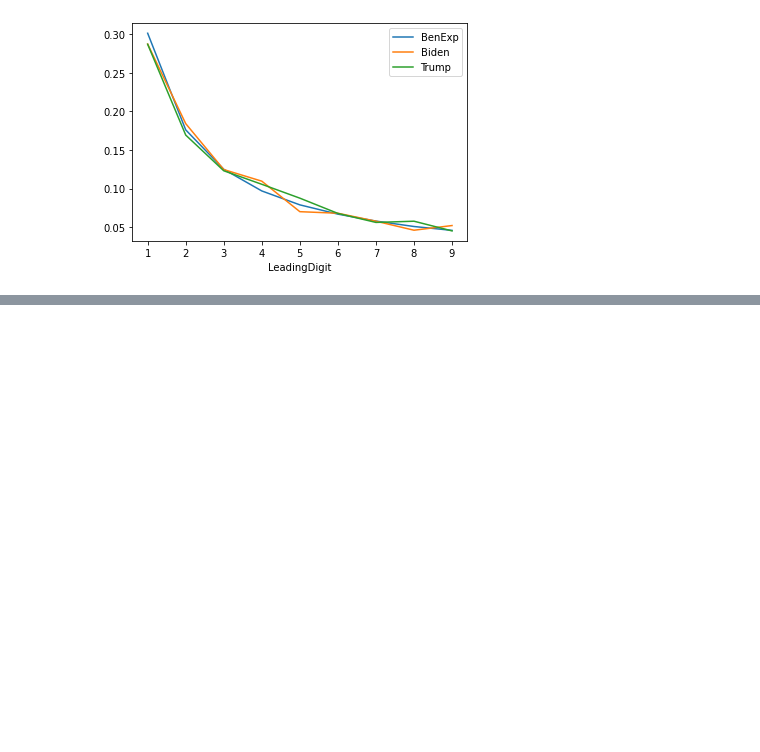
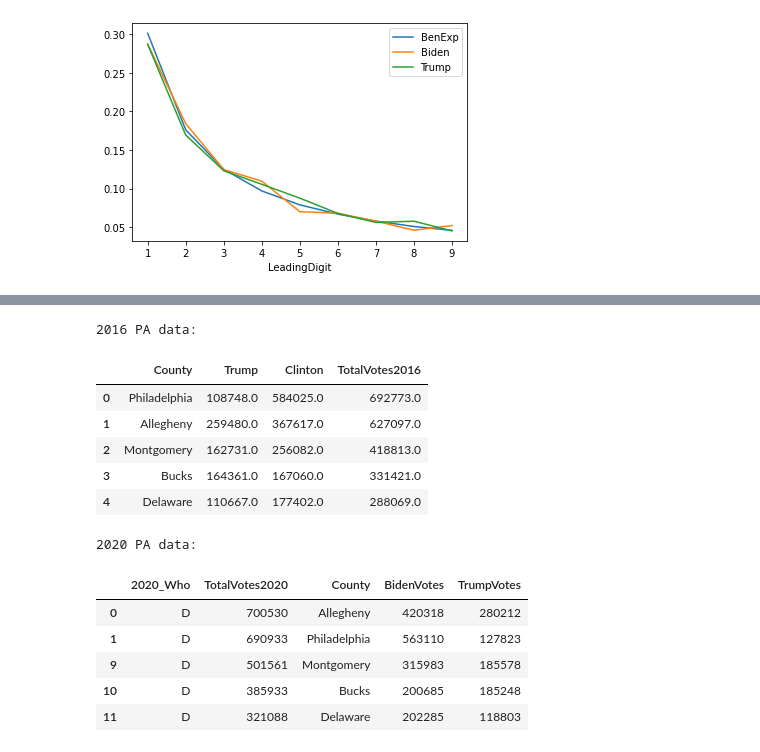
Before and after one commit to plusplusoneplusplus/ipynb, a Jupyter notebook: public_2020_us_election.ipynb, the cells around one changed output, grey strips where cells are left out. Cells and saved outputs as stored; diff of their text form; code cells hidden in the pictures; blank space fills up the shorter version.

```diff
--- a/public_2020_us_election.ipynb
+++ b/public_2020_us_election.ipynb
@@ -218,0 +238,27 @@ final_ben_df.plot()
+# %%
+election_2016 = dfs[1].iloc[:-1].rename(columns={'Vote by county':'County'}) # last one is NaN
+election_2016['TotalVotes2016'] = election_2016['Trump'] + election_2016['Clinton']
+
+election_2020 = ben_df.loc[lambda x: x.State == 'pennsylvania'][
+    ['2020_Who', 'Total votes','County', 'BidenVotes', 'TrumpVotes']]\
+    .rename(columns={'Total votes' : 'TotalVotes2020'})
+
+print('2016 PA data: ')
+display(election_2016.head())
+print('2020 PA data: ')
+display(election_2020.head())
+# %% [output]
+2016 PA data:
+|  | County | Trump | Clinton | TotalVotes2016 |
+| 0 | Philadelphia | 108748.0 | 584025.0 | 692773.0 |
+| 1 | Allegheny | 259480.0 | 367617.0 | 627097.0 |
+| 2 | Montgomery | 162731.0 | 256082.0 | 418813.0 |
+| 3 | Bucks | 164361.0 | 167060.0 | 331421.0 |
+| 4 | Delaware | 110667.0 | 177402.0 | 288069.0 |
+2020 PA data:
+|  | 2020_Who | TotalVotes2020 | County | BidenVotes | TrumpVotes |
+| 0 | D | 700530 | Allegheny | 420318 | 280212 |
+| 1 | D | 690933 | Philadelphia | 563110 | 127823 |
+| 9 | D | 501561 | Montgomery | 315983 | 185578 |
+| 10 | D | 385933 | Bucks | 200685 | 185248 |
+| 11 | D | 321088 | Delaware | 202285 | 118803 |
```
Also changed, not shown: parts of 6 cells of this notebook.
